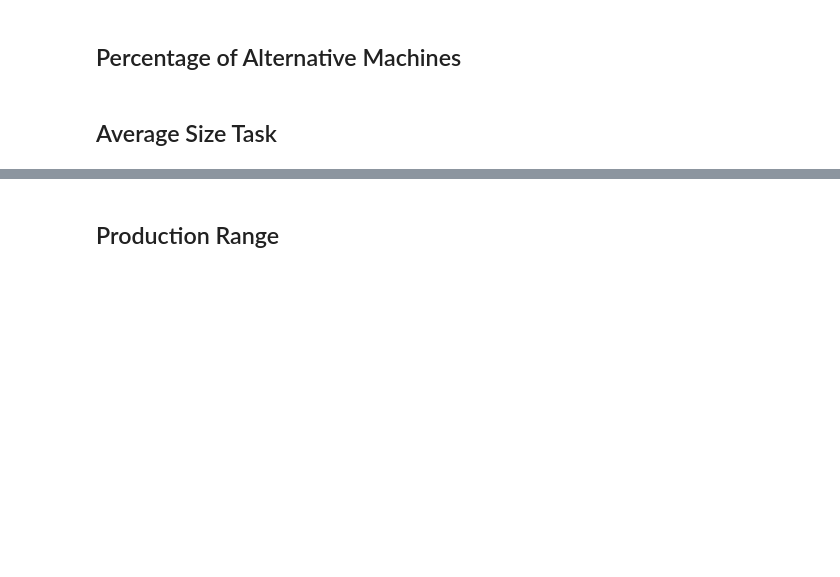
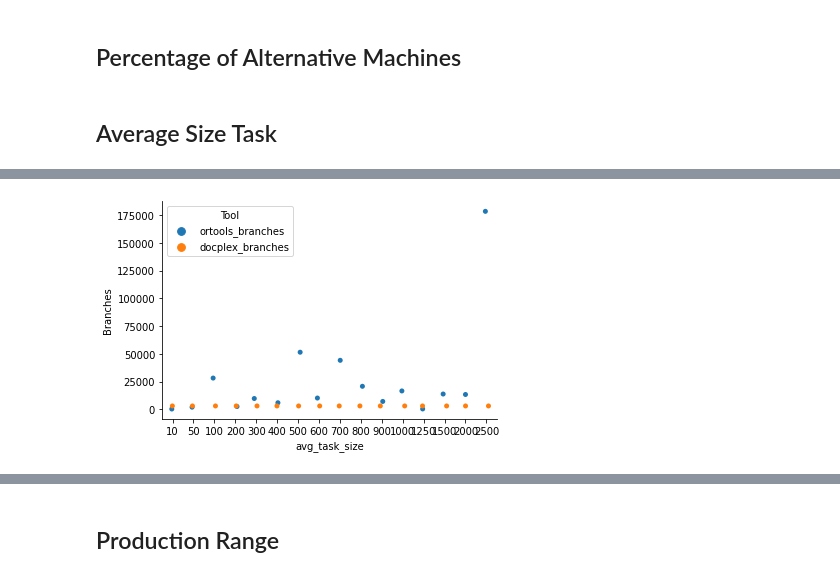
Before and after one commit to LeKinaSa/plr-job-shop, a Jupyter notebook: FinalResultsAnalysis.ipynb, the cells around one changed output, grey strips where cells are left out. Drawn from its saved outputs; the diff is of its cells as text; code cells hidden in the pictures; blank space fills up the shorter version.

```diff
--- a/FinalResultsAnalysis.ipynb
+++ b/FinalResultsAnalysis.ipynb
@@ -136,0 +147,10 @@ time_out_branches
+# %%
+# branches
+df = avg_task_size_branches.drop(labels='sprolog_branches', axis=1).astype(int)
+
+sns_df = df.melt('avg_task_size', var_name='Tool', value_name='Branches')
+
+sns.stripplot(x='avg_task_size', y='Branches', data=sns_df, hue='Tool', jitter=0.1)
+sns.despine()
+# %% [output]
+[figure, added]
```
Also changed, not shown: parts of 4 cells of this notebook.
